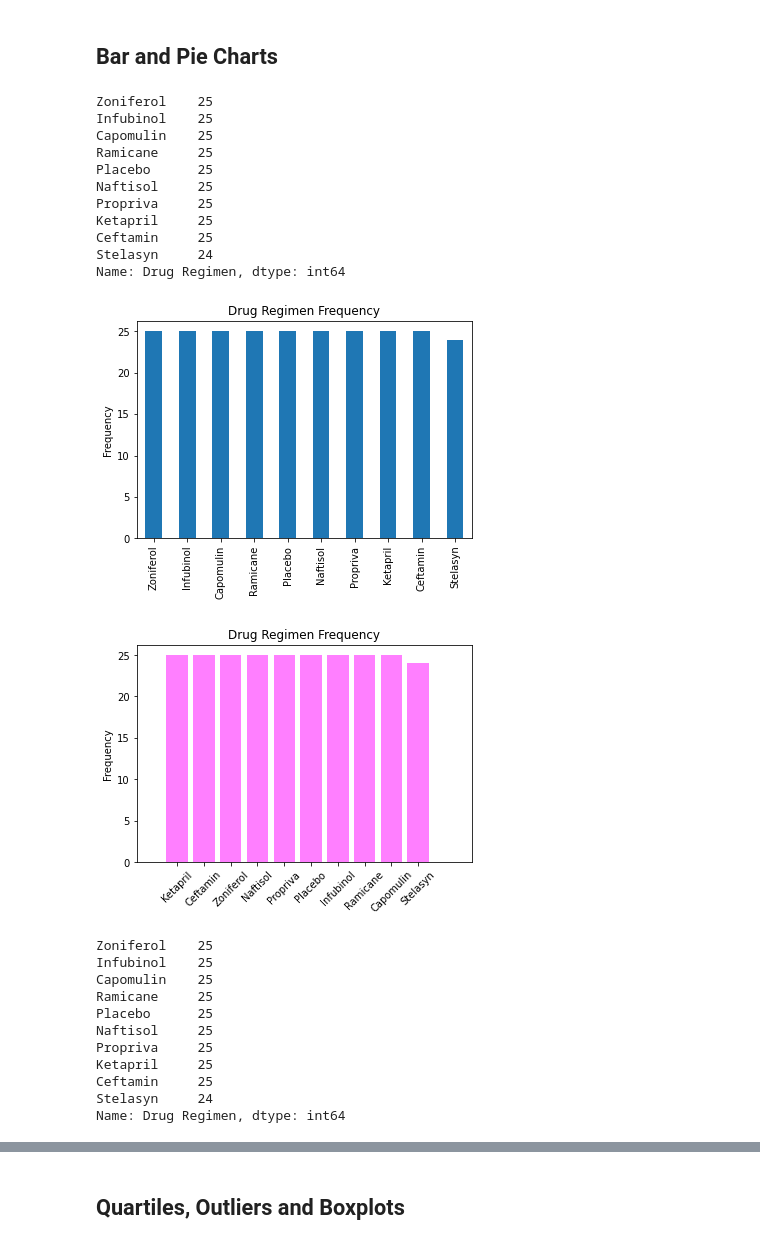
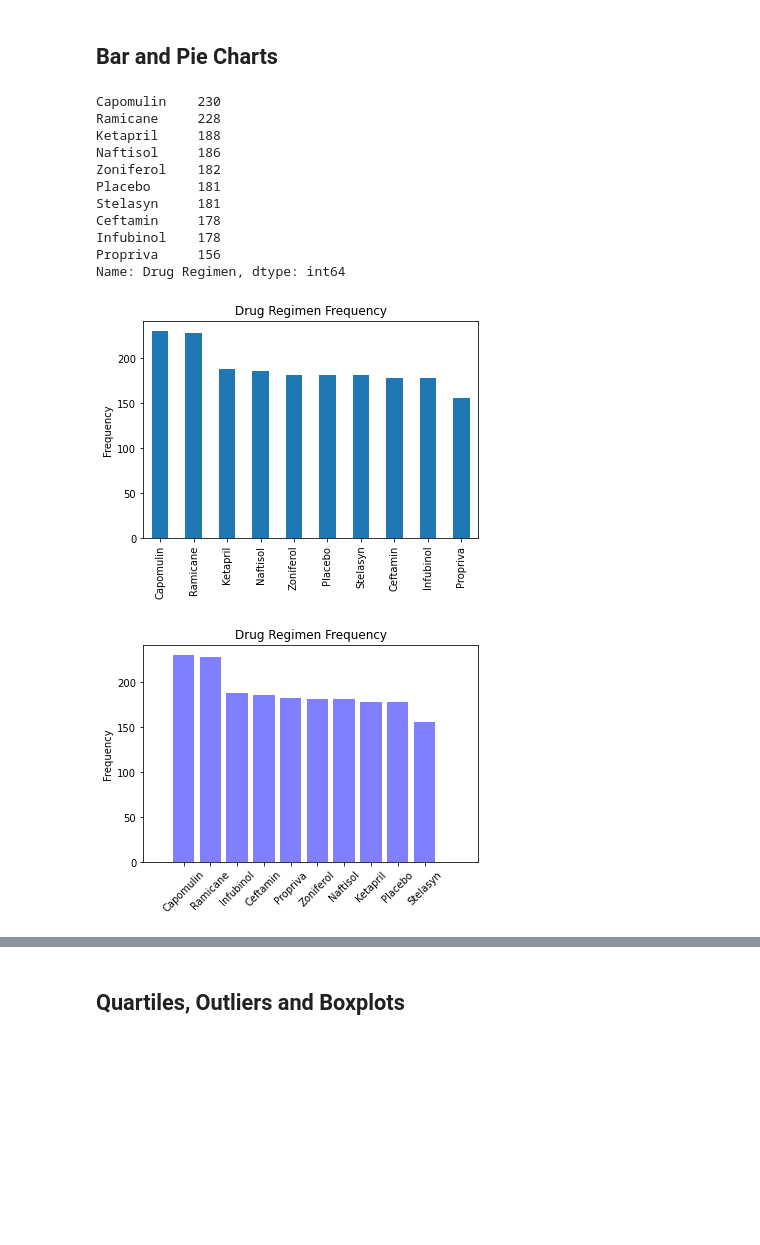
Before and after one commit to pramodphilip/matplotlib-challenge, a Jupyter notebook: Pymaceuticals/pymaceuticals_PPhilip.ipynb, the cells around one changed output, grey strips where cells are left out. Drawn from its saved outputs; the diff is of its cells as text; code cells hidden in the pictures; blank space fills up the shorter version.

```diff
--- a/Pymaceuticals/pymaceuticals_PPhilip.ipynb
+++ b/Pymaceuticals/pymaceuticals_PPhilip.ipynb
@@ -82,7 +102,7 @@ dupli_mice_2
 1644 rows × 8 columns
 # %%
 # Create a clean DataFrame by dropping the duplicate mouse by its ID.
-mouse_df_2 = mouse_df.drop_duplicates(subset=['Mouse ID'],keep='last')
+mouse_df_2 = mouse_df.drop_duplicates(['Mouse ID','Timepoint'],keep='first')
 mouse_df_2
 # %% [output]
 |  | Mouse ID | Drug Regimen | Sex | Age_months | Weight (g) | Timepoint | Tumor Volume (mm3) | ... |
@@ -168,46 +188,35 @@ drug_regimen.set_ylabel('Frequency')
 
 drug_count
 # %% [output]
-Zoniferol    25
-Infubinol    25
-Capomulin    25
-Ramicane     25
-Placebo      25
-Naftisol     25
-Propriva     25
-Ketapril     25
-Ceftamin     25
-Stelasyn     24
+Capomulin    230
+Ramicane     228
+Ketapril     188
+Naftisol     186
+Zoniferol    182
+Placebo      181
+Stelasyn     181
+Ceftamin     178
+Infubinol    178
+Propriva     156
 Name: Drug Regimen, dtype: int64
-[figure, old version]
+[figure, new version]
 # %%
 # Generate a bar plot showing the total number of measurements taken on each drug regimen using pyplot.
 drug_names = mouse_df_2['Drug Regimen'].unique()
+drug_names[0] = 'Capomulin'
+drug_names[1] = 'Ramicane'
 drug_count = mouse_df_2['Drug Regimen'].value_counts()
 x_axis = np.arange(len(drug_count))
-plt.bar(x_axis,drug_count, color = 'fuchsia', alpha=0.5, align='center')
+plt.bar(x_axis,drug_count, color = 'blue', alpha=0.5, align='center')
 
 ticks = [v for v in x_axis]
 plt.xticks(ticks, drug_names,rotation = 45)
 plt.ylabel('Frequency')
 plt.title('Drug Regimen Frequency')
 plt.xlim(-1.5,len(x_axis)+1)
 plt.show()
-
-drug_count
 # %% [output]
-[figure, old version]
+[figure, new version]
-Zoniferol    25
-Infubinol    25
-Capomulin    25
-Ramicane     25
-Placebo      25
-Naftisol     25
-Propriva     25
-Ketapril     25
-Ceftamin     25
-Stelasyn     24
-Name: Drug Regimen, dtype: int64
 # %%
 # Generate a pie plot showing the distribution of female versus male mice using pandas
 mouse_gen = mouse_df_2['Sex'].value_counts()
```
Also changed, not shown: parts of 13 cells of this notebook.
